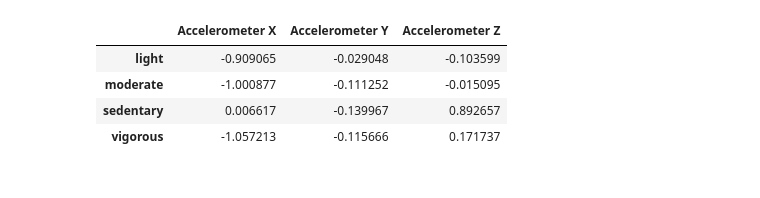
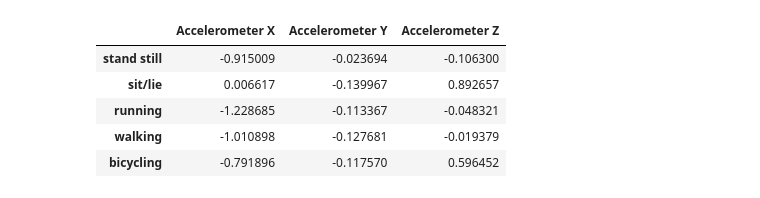
Before and after one commit to hglanz/DSFellow_KeadleMonitorStudies, a Jupyter notebook: hmm.ipynb, the cells around one changed output. Cells and saved outputs as stored; diff of their text form; code cells hidden in the pictures.

```diff
--- a/hmm.ipynb
+++ b/hmm.ipynb
@@ -121,5 +146,5 @@ print(len(df_thigh))
 # %%
-response_activity = "primary_intensity"
+response_activity = "updated_activity"
 
 categorical_variables = ["primary_behavior", "primary_posture", "primary_upperbody", "primary_intensity",
                          "secondary_behavior", "secondary_posture", "secondary_upperbody", "secondary_intensity",
@@ -196,10 +221,10 @@ def cv_split(X, y, num_splits=4):
 # %%
 train_test_dict = {}
 
-dfs = [#df_wrist, df_hip,
+dfs = [df_wrist, df_hip,
        df_chest, df_thigh]
 
-bodyparts = [#"wrist", "hip",
+bodyparts = ["wrist", "hip",
              "chest", "thigh"]
 
 for i in range(len(dfs)):
@@ -285,0 +315,12 @@ Name: primary_intensity, dtype: object
+# %%
+df_wrist = df_wrist[X_vars + [y_var, "actual_datetime_x"]]
+df_hip = df_hip[X_vars + [y_var, "actual_datetime_x"]]
+df_chest = df_chest[X_vars + [y_var, "actual_datetime_x"]]
+df_thigh = df_thigh[X_vars + [y_var, "actual_datetime_x"]]
+
+df_wrist_hip = df_chest.merge(df_thigh, how="inner", on=[y_var, "actual_datetime_x"], suffixes=["_wrist", "_hip"])
+df_chest_thigh = df_chest.merge(df_thigh, how="inner", on=[y_var, "actual_datetime_x"], suffixes=["_chest", "_thigh"])
+
+df_combined = df_wrist_hip.merge(df_chest_thigh, how="inner", on=[y_var, "actual_datetime_x"])
+df_combined.drop("actual_datetime_x", axis=1, inplace=True)
+df_combined.head()
@@ -346,6 +418,7 @@ array(['light', 'moderate', 'sedentary', 'vigorous'], dtype=object)
 # First runthrough
 
 #time will have to be made into int or float variable
+X_vars = ["Accelerometer X", "Accelerometer Y", "Accelerometer Z"]
 X = df_thigh[X_vars]
 y = df_thigh[y_var]
 states = list(y.unique())
@@ -606,13 +682,14 @@ Name: primary_intensity, dtype: int64
 # %%
-df_means = pd.DataFrame(means, columns=["Accelerometer X", "Accelerometer Y", "Accelerometer Z"])
+df_means = pd.DataFrame(means, columns=X_vars)
 df_means.index = y.unique()
 df_means
 # %% [output]
 |  | Accelerometer X | Accelerometer Y | Accelerometer Z |
-| light | -0.909065 | -0.029048 | -0.103599 |
-| moderate | -1.000877 | -0.111252 | -0.015095 |
-| sedentary | 0.006617 | -0.139967 | 0.892657 |
-| vigorous | -1.057213 | -0.115666 | 0.171737 |
+| stand still | -0.915009 | -0.023694 | -0.106300 |
+| sit/lie | 0.006617 | -0.139967 | 0.892657 |
+| running | -1.228685 | -0.113367 | -0.048321 |
+| walking | -1.010898 | -0.127681 | -0.019379 |
+| bicycling | -0.791896 | -0.117570 | 0.596452 |
 # %%
 list(y.unique()) + ["Accuracy"]
 # %% [output]
```
Also changed, not shown: parts of 39 cells of this notebook, 3 other files.
